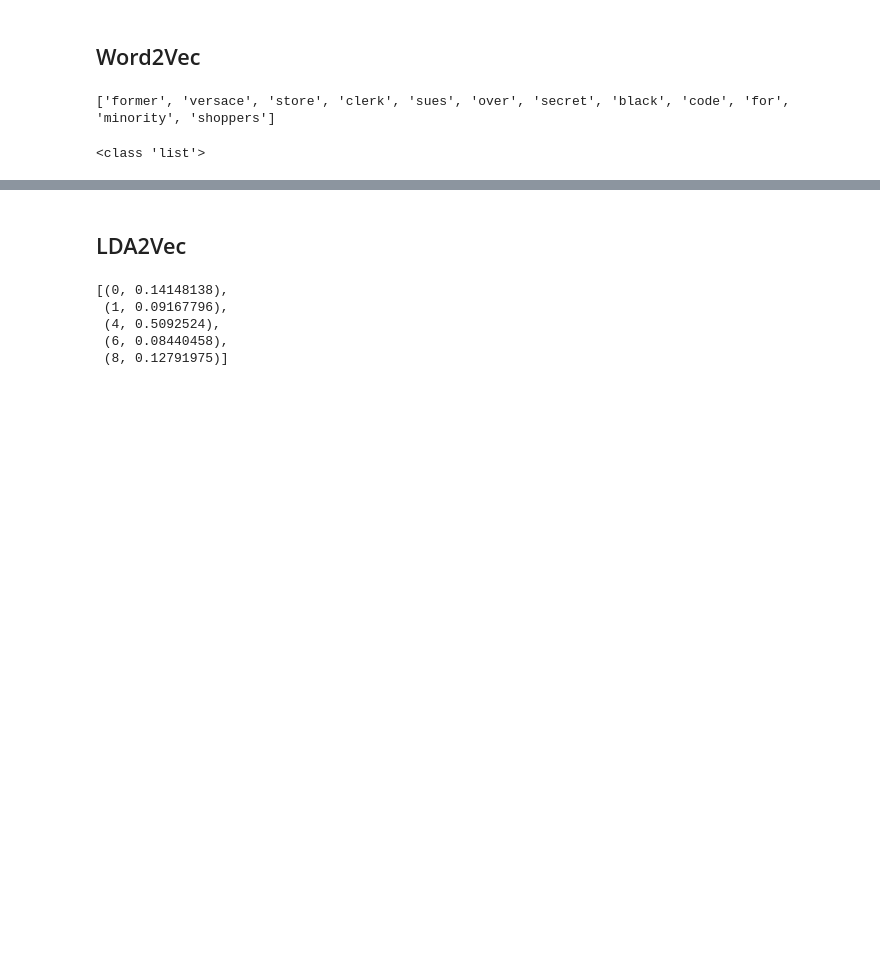
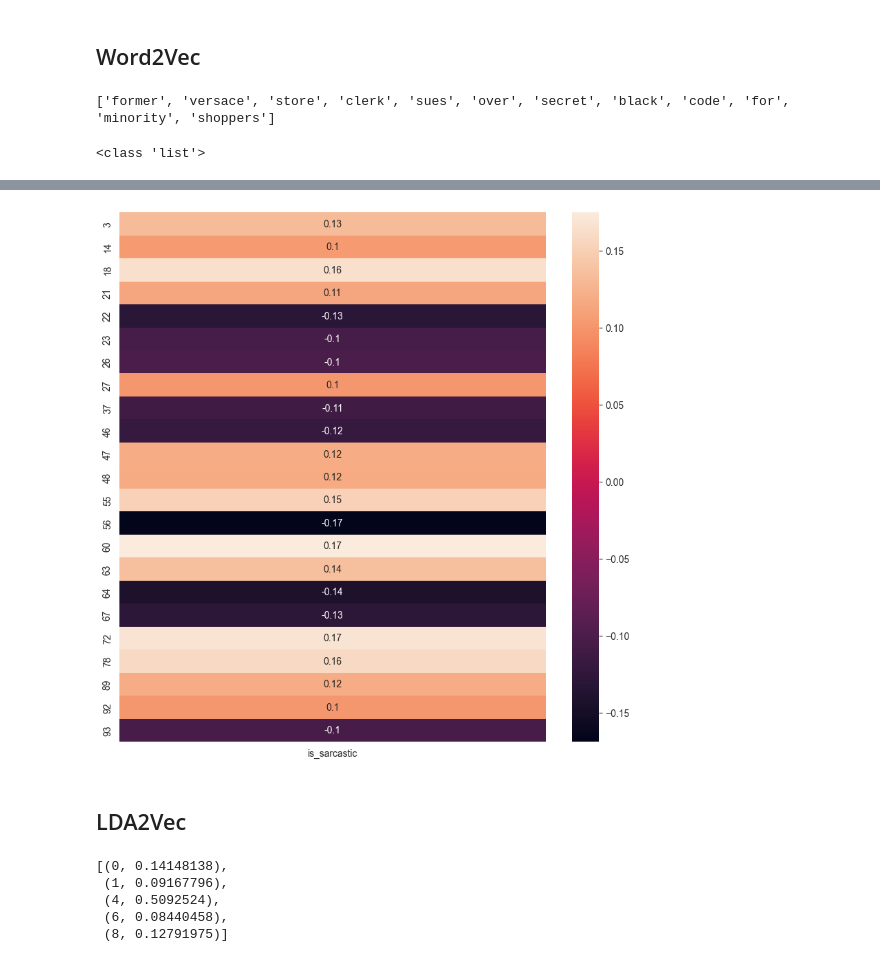
Before and after one commit to vigonometry/CS4248_Group8_SarcasmDetection, a Jupyter notebook: 05_Embeddings.ipynb, the cells around one changed output, grey strips where cells are left out. Saved outputs shown, nothing was run; the diff lists cells and outputs as text; code cells hidden in the pictures; blank space fills up the shorter version.

```diff
--- a/05_Embeddings.ipynb
+++ b/05_Embeddings.ipynb
@@ -116,0 +191,4 @@ plt.show()
+# %%
+embeddings_df2 = pd.DataFrame(sent_glove.tolist())
+embeddings_df2['is_sarcastic'] = df['is_sarcastic']
+embeddings_df2.head()
@@ -117,3 +203,18 @@ plt.show()
+# %%
+CORR_THRESHOLD = 0.1
+features_glove = np.arange(100)
+correlations2 =[{'is_sarcastic': embeddings_df2[f].corr(embeddings_df2['is_sarcastic'])} for f in features_glove]
+train_corr_glove = pd.DataFrame(correlations2, index=features_glove)
+# %%
+#Top features from GloVe - 23 features (0 features with corr of at least 0.2)
+mask2 = train_corr_glove.apply(lambda x: abs(x) > CORR_THRESHOLD).to_numpy()
+top_features_glove = train_corr_glove.loc[mask2]
+
+plt.figure(figsize = (10, 10))
+sns.heatmap(top_features_glove, annot=True)
+plt.show()
+# %% [output]
+[figure, added]
 # %% [markdown]
 ## LDA2Vec
 # %%
```
Also changed, not shown: parts of 15 cells of this notebook.
